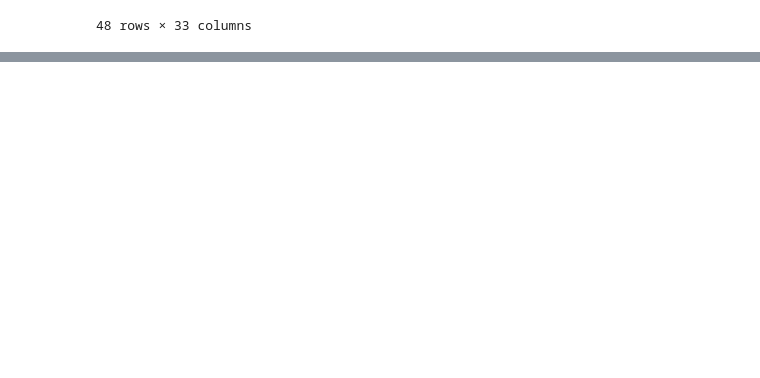
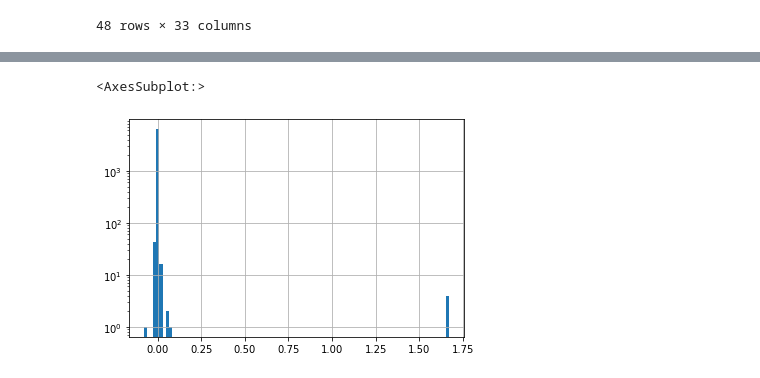
Before and after one commit to catalyst-cooperative/epacems_ramp_rates, a Jupyter notebook: notebooks/4.0-tb-EPA_crosswalk_explore.ipynb, the cells around one changed output, grey strips where cells are left out. Drawn from its saved outputs; the diff is of its cells as text; code cells hidden in the pictures; blank space fills up the shorter version.

```diff
--- a/notebooks/4.0-tb-EPA_crosswalk_explore.ipynb
+++ b/notebooks/4.0-tb-EPA_crosswalk_explore.ipynb
@@ -224,0 +300,5 @@ EPA docs did note that steam turbine generators have the option of reporting ele
+# %%
+cwalk['CAMD_LONGITUDE'].sub(cwalk['EIA_LONGITUDE']).hist(bins=100, log=True)
+# %% [output]
+<AxesSubplot:>
+[figure, added]
```
Also changed, not shown: parts of 18 cells of this notebook.
